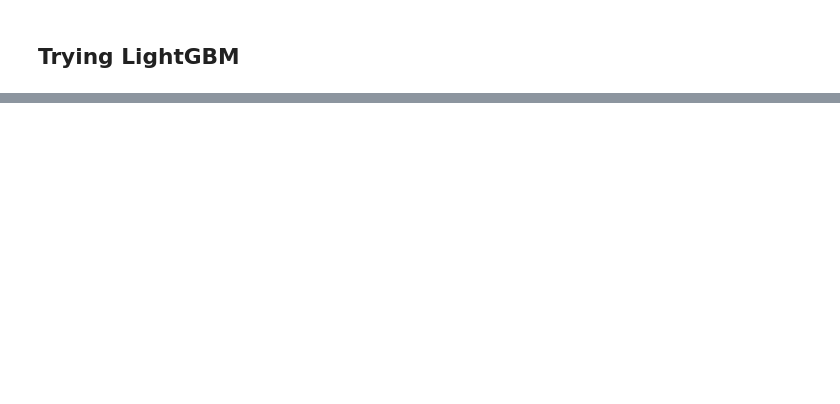
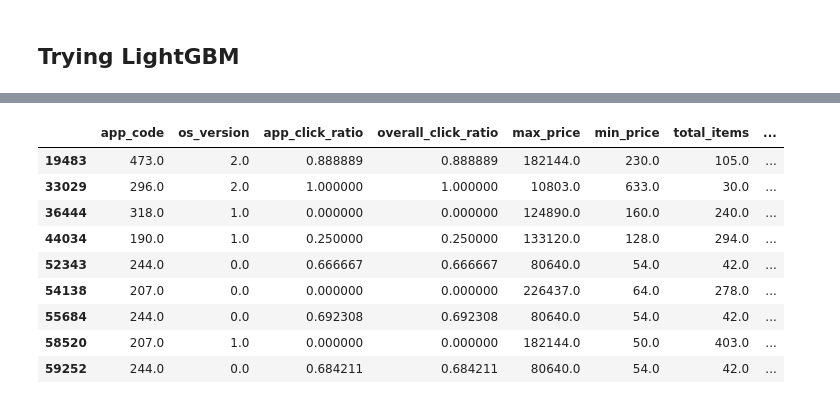
Before and after one commit to monilgudhka/wns_analytics_wizard_2019, a Jupyter notebook: wns_analytics_wizard.ipynb, the cells around one changed output, grey strips where cells are left out. Cells and saved outputs as stored; diff of their text form; code cells hidden in the pictures; blank space fills up the shorter version.

```diff
--- a/wns_analytics_wizard.ipynb
+++ b/wns_analytics_wizard.ipynb
@@ -206,0 +185,14 @@ training_df[(training_df.user_id==52382) & (training_df.click_ratio==0.0) & (tra
+# %%
+false_negative = validate_test_df[(validate_test_df.actual==1) & (validate_test_df.expected==0)]
+false_negative
+# %% [output]
+|  | app_code | os_version | app_click_ratio | overall_click_ratio | max_price | min_price | total_items | ... |
+| 19483 | 473.0 | 2.0 | 0.888889 | 0.888889 | 182144.0 | 230.0 | 105.0 | ... |
+| 33029 | 296.0 | 2.0 | 1.000000 | 1.000000 | 10803.0 | 633.0 | 30.0 | ... |
+| 36444 | 318.0 | 1.0 | 0.000000 | 0.000000 | 124890.0 | 160.0 | 240.0 | ... |
+| 44034 | 190.0 | 1.0 | 0.250000 | 0.250000 | 133120.0 | 128.0 | 294.0 | ... |
+| 52343 | 244.0 | 0.0 | 0.666667 | 0.666667 | 80640.0 | 54.0 | 42.0 | ... |
+| 54138 | 207.0 | 0.0 | 0.000000 | 0.000000 | 226437.0 | 64.0 | 278.0 | ... |
+| 55684 | 244.0 | 0.0 | 0.692308 | 0.692308 | 80640.0 | 54.0 | 42.0 | ... |
+| 58520 | 207.0 | 1.0 | 0.000000 | 0.000000 | 182144.0 | 50.0 | 403.0 | ... |
+| 59252 | 244.0 | 0.0 | 0.684211 | 0.684211 | 80640.0 | 54.0 | 42.0 | ... |
```
Also changed, not shown: parts of 17 cells of this notebook.
